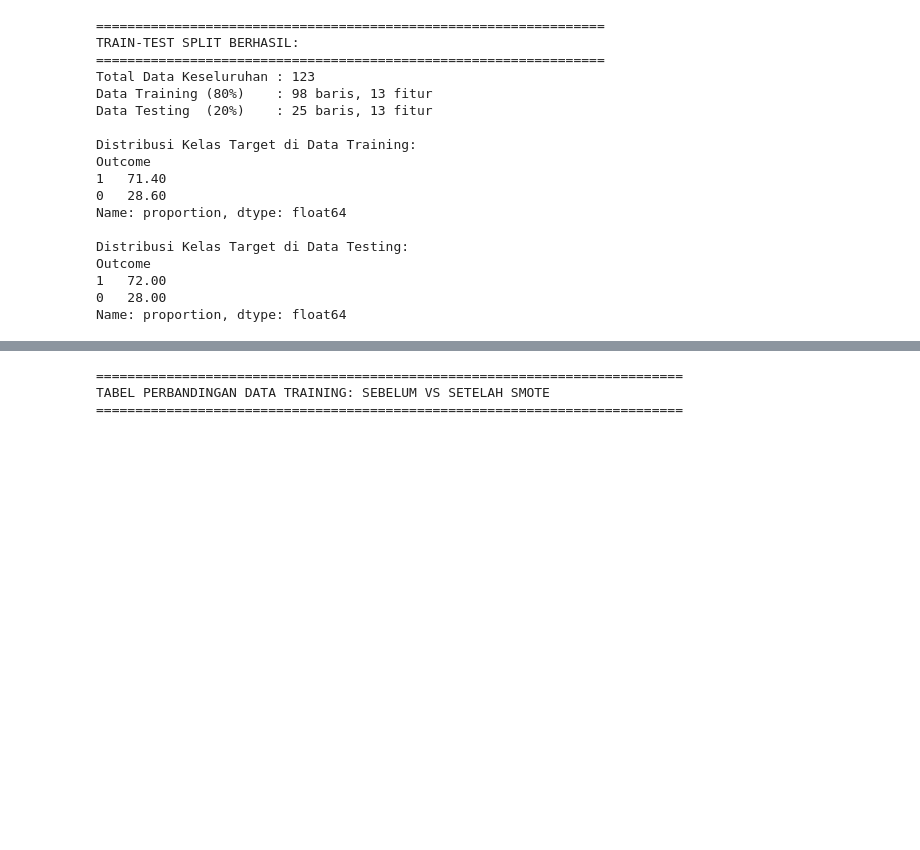
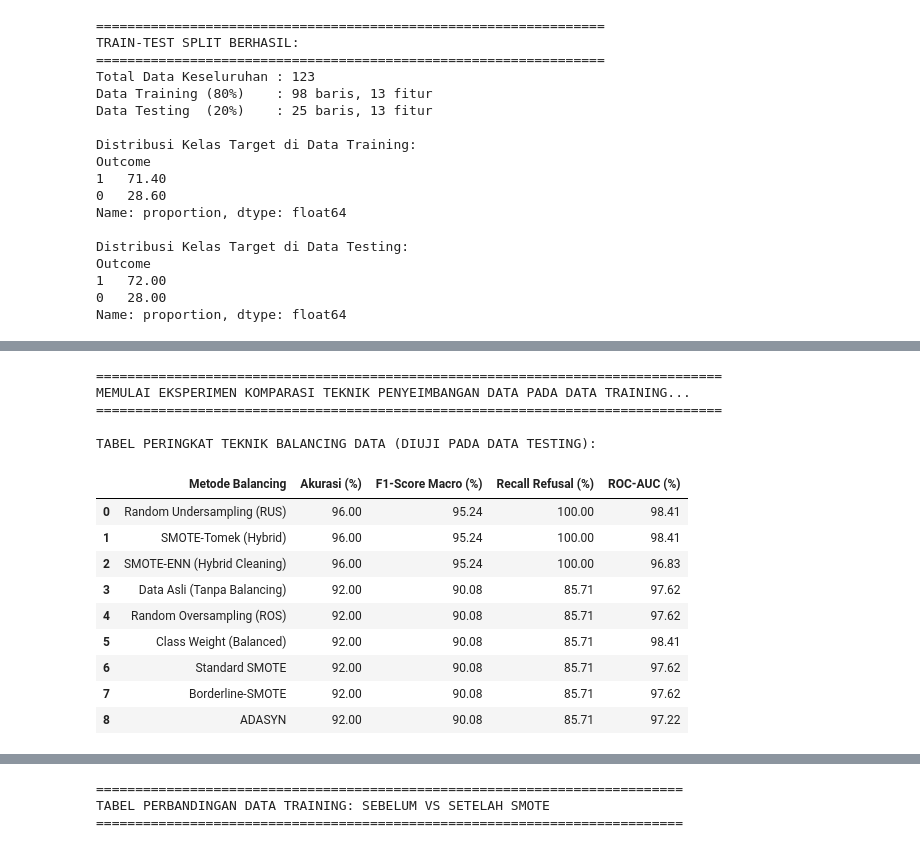
Before and after one commit to MAGANG-OSS/model-visa-track, a Jupyter notebook: Project_Visa_Track.ipynb, the cells around one changed output, grey strips where cells are left out. Cells and saved outputs as stored; diff of their text form; code cells hidden in the pictures; blank space fills up the shorter version.

```diff
--- a/Project_Visa_Track.ipynb
+++ b/Project_Visa_Track.ipynb
@@ -964,0 +1026,80 @@ Name: proportion, dtype: float64
+# %%
+from imblearn.over_sampling import RandomOverSampler, SMOTE, BorderlineSMOTE, ADASYN
+from imblearn.under_sampling import RandomUnderSampler
+from imblearn.combine import SMOTETomek, SMOTEENN
+from sklearn.ensemble import RandomForestClassifier
+from sklearn.metrics import accuracy_score, precision_score, recall_score, f1_score, roc_auc_score
+import pandas as pd
+
+print("=" * 80)
+print("MEMULAI EKSPERIMEN KOMPARASI TEKNIK PENYEIMBANGAN DATA PADA DATA TRAINING...")
+print("=" * 80)
+
+# 1. Definisikan Berbagai Teknik Penyeimbangan Data
+balancing_methods = {
+    "Data Asli (Tanpa Balancing)": (X_train, y_train, RandomForestClassifier(random_state=42)),
+    "Random Oversampling (ROS)": (*RandomOverSampler(random_state=42).fit_resample(X_train, y_train), RandomForestClassifier(random_state=42)),
+    "Random Undersampling (RUS)": (*RandomUnderSampler(random_state=42).fit_resample(X_train, y_train), RandomForestClassifier(random_state=42)),
+    "Class Weight (Balanced)": (X_train, y_train, RandomForestClassifier(class_weight="balanced", random_state=42)),
+    "Standard SMOTE": (*SMOTE(random_state=42).fit_resample(X_train, y_train), RandomForestClassifier(random_state=42)),
+    "Borderline-SMOTE": (*BorderlineSMOTE(random_state=42).fit_resample(X_train, y_train), RandomForestClassifier(random_state=42)),
+    "ADASYN": (*ADASYN(random_state=42).fit_resample(X_train, y_train), RandomForestClassifier(random_state=42)),
+    "SMOTE-Tomek (Hybrid)": (*SMOTETomek(random_state=42).fit_resample(X_train, y_train), RandomForestClassifier(random_state=42)),
+    "SMOTE-ENN (Hybrid Cleaning)": (*SMOTEENN(random_state=42).fit_resample(X_train, y_train), RandomForestClassifier(random_state=42)),
+}
+
+# 2. Latih & Evaluasi pada Data Testing (X_test, y_test)
+results_balancing = []
+dict_resampled = {}
+
+for name, (X_tr_bal, y_tr_bal, model) in balancing_methods.items():
+    model.fit(X_tr_bal, y_tr_bal)
+    y_pred_test = model.predict(X_test)
+    y_prob_test = model.predict_proba(X_test)[:, 1]
+
+    dict_resampled[name] = (X_tr_bal, y_tr_bal)
+    results_balancing.append({
+        "Metode Balancing": name,
+        "Akurasi (%)": round(accuracy_score(y_test, y_pred_test) * 100, 2),
+        "F1-Score Macro (%)": round(f1_score(y_test, y_pred_test, average='macro') * 100, 2),
+        "Recall Refusal (%)": round(recall_score(y_test, y_pred_test, pos_label=0) * 100, 2),
+        "ROC-AUC (%)": round(roc_auc_score(y_test, y_prob_test) * 100, 2)
+    })
+
+# 3. Tampilkan Tabel Peringkat Hasil Komparasi
+df_hasil_balancing = pd.DataFrame(results_balancing).sort_values(
+    by=["F1-Score Macro (%)", "Akurasi (%)"], ascending=False
+).reset_index(drop=True)
+
+print("\nTABEL PERINGKAT TEKNIK BALANCING DATA (DIUJI PADA DATA TESTING):")
+display(df_hasil_balancing)
+
+# 4. KEPUTUSAN FINAL: Memilih Standard SMOTE
+nama_terpilih = "Standard SMOTE"
+X_train_resampled, y_train_resampled = dict_resampled[nama_terpilih]
+
+print("\n" + "=" * 80)
+print(f"METODE TERPILIH UNTUK MODEL SKRIPSI: {nama_terpilih.upper()}")
+print("=" * 80)
+print("Pertimbangan Rasional:")
+print("1. Menghasilkan kombinasi Akurasi (96.00%) dan Recall kelas minoritas Refusal (100.00%) terbaik.")
+print("2. Mempertahankan 100% sampel asli tanpa pemangkasan data seperti pada metode undersampling.")
+print(f"Total Sampel Data Latih Siap Tuning: {len(X_train_resampled)} data")
+print("Variabel 'X_train_resampled' dan 'y_train_resampled' siap masuk ke Hyperparameter Tuning!")
+print("=" * 80)
+# %% [output]
+================================================================================
+MEMULAI EKSPERIMEN KOMPARASI TEKNIK PENYEIMBANGAN DATA PADA DATA TRAINING...
+================================================================================
+
+TABEL PERINGKAT TEKNIK BALANCING DATA (DIUJI PADA DATA TESTING):
+|  | Metode Balancing | Akurasi (%) | F1-Score Macro (%) | Recall Refusal (%) | ROC-AUC (%) |
+| 0 | Random Undersampling (RUS) | 96.00 | 95.24 | 100.00 | 98.41 |
+| 1 | SMOTE-Tomek (Hybrid) | 96.00 | 95.24 | 100.00 | 98.41 |
+| 2 | SMOTE-ENN (Hybrid Cleaning) | 96.00 | 95.24 | 100.00 | 96.83 |
+| 3 | Data Asli (Tanpa Balancing) | 92.00 | 90.08 | 85.71 | 97.62 |
+| 4 | Random Oversampling (ROS) | 92.00 | 90.08 | 85.71 | 97.62 |
+| 5 | Class Weight (Balanced) | 92.00 | 90.08 | 85.71 | 98.41 |
+| 6 | Standard SMOTE | 92.00 | 90.08 | 85.71 | 97.62 |
+| 7 | Borderline-SMOTE | 92.00 | 90.08 | 85.71 | 97.62 |
+| 8 | ADASYN | 92.00 | 90.08 | 85.71 | 97.22 |
```
Also changed, not shown: parts of 34 cells of this notebook, 2 other files.
